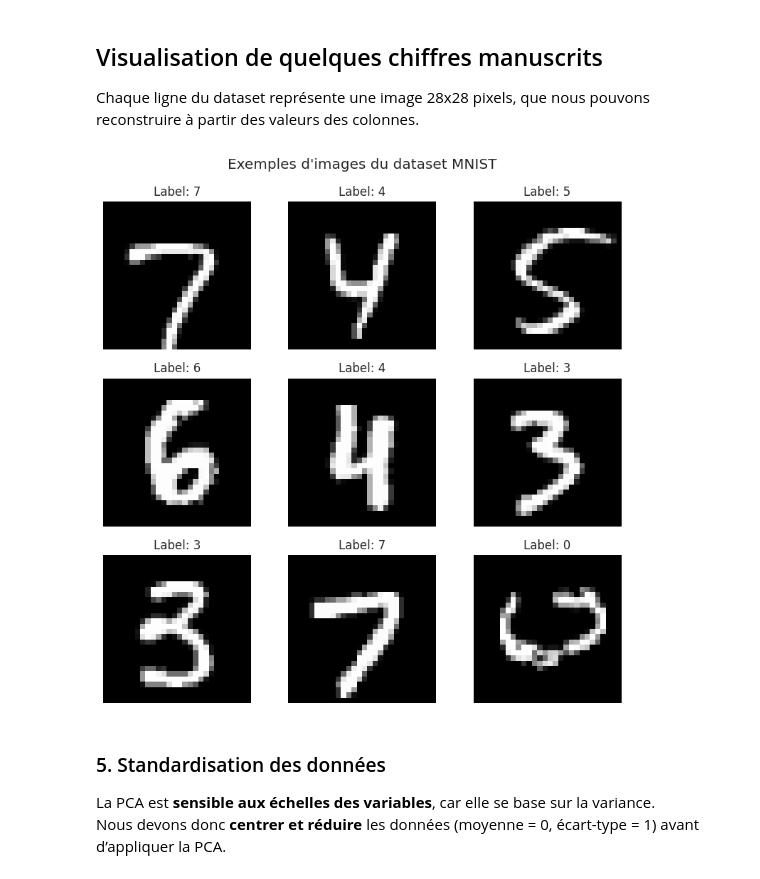
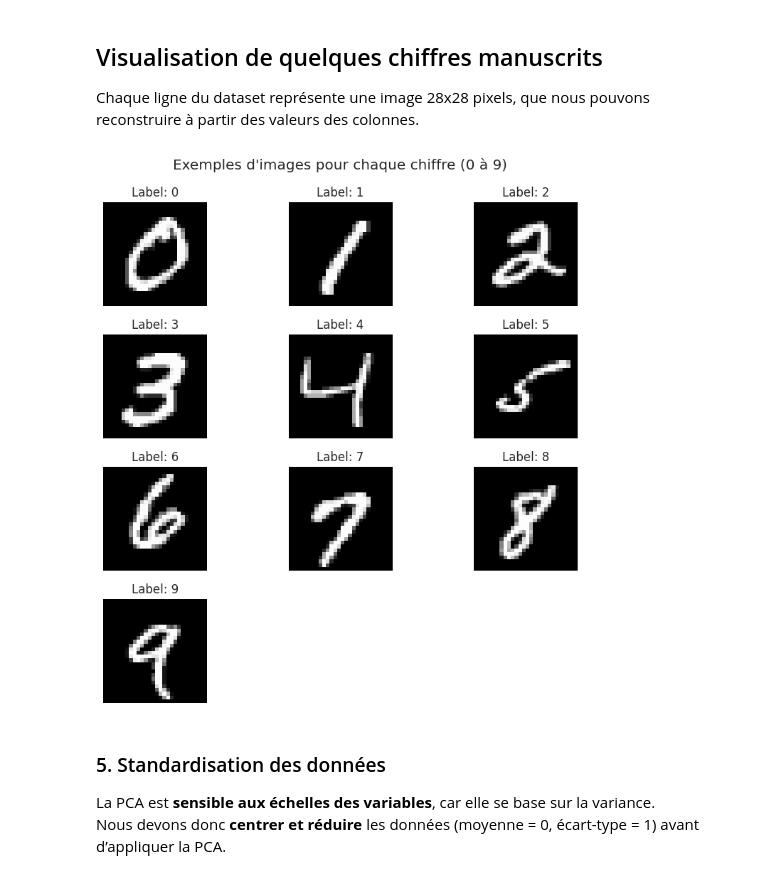
Before and after one commit to ThePerformer0/mnist-dimension-reduction, a Jupyter notebook: notebooks/01_pca_mnist.ipynb, the cells around one changed output. Saved outputs shown, nothing was run; the diff lists cells and outputs as text; code cells hidden in the pictures.

```diff
--- a/notebooks/01_pca_mnist.ipynb
+++ b/notebooks/01_pca_mnist.ipynb
@@ -81,24 +81,23 @@ Dimensions de y : (69999,)
 
 Chaque ligne du dataset représente une image 28x28 pixels, que nous pouvons reconstruire à partir des valeurs des colonnes.
 # %%
-# Afficher 9 chiffres au hasard
-import random
+# Afficher les 10 chiffres
 
 plt.figure(figsize=(8, 8))
-for i in range(9):
-    idx = random.randint(0, len(X))
+for i, digit in enumerate(range(10)):
+    idx = y[y == digit].index[0]
     img = X.iloc[idx].values.reshape(28, 28)
     label = y.iloc[idx]
 
-    plt.subplot(3, 3, i + 1)
+    plt.subplot(4, 3, i + 1)
     plt.imshow(img, cmap="gray")
     plt.title(f"Label: {label}")
     plt.axis("off")
-plt.suptitle("Exemples d'images du dataset MNIST")
+plt.suptitle("Exemples d'images pour chaque chiffre (0 à 9)")
 plt.tight_layout()
 plt.show()
 # %% [output]
-[figure, old version]
+[figure, new version]
 # %% [markdown]
 ### 5. Standardisation des données
 
```
Also changed, not shown: 4 other files.
